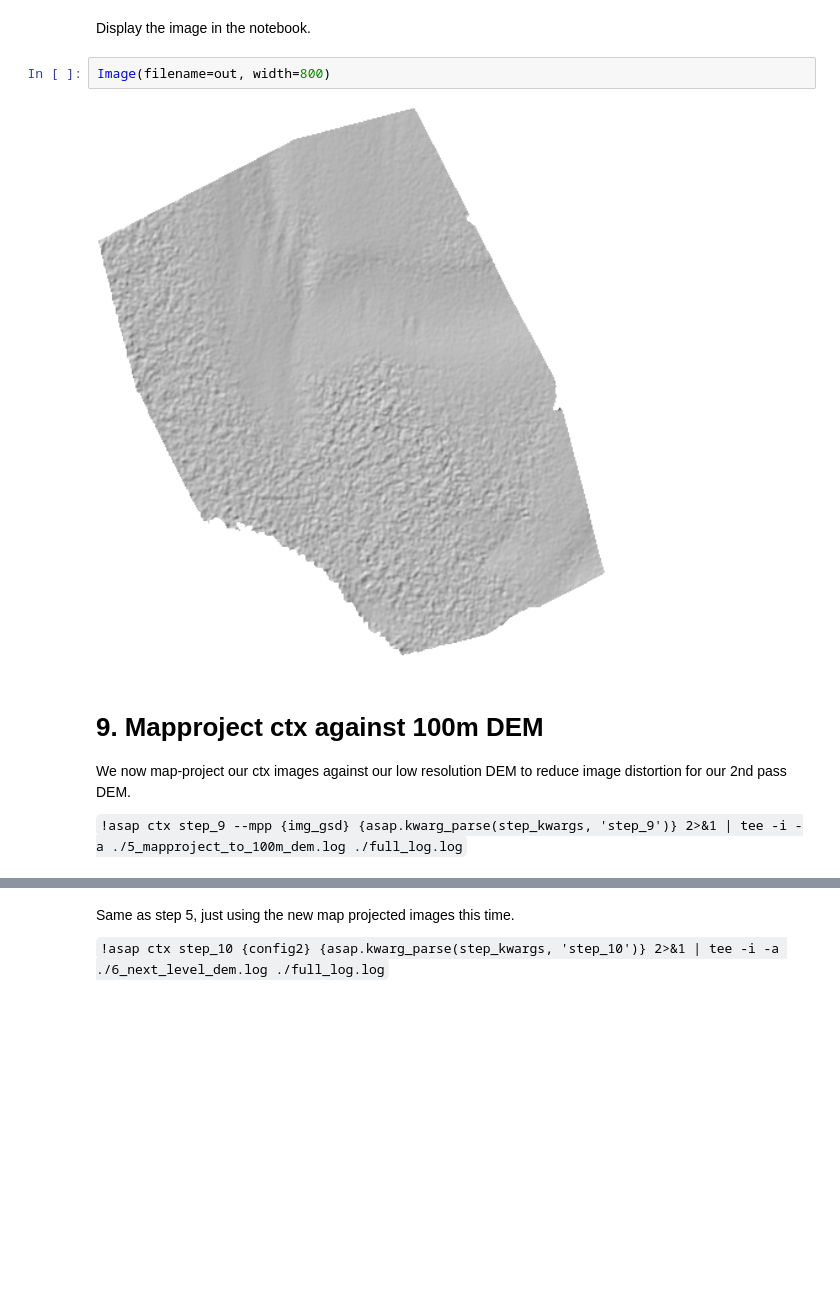
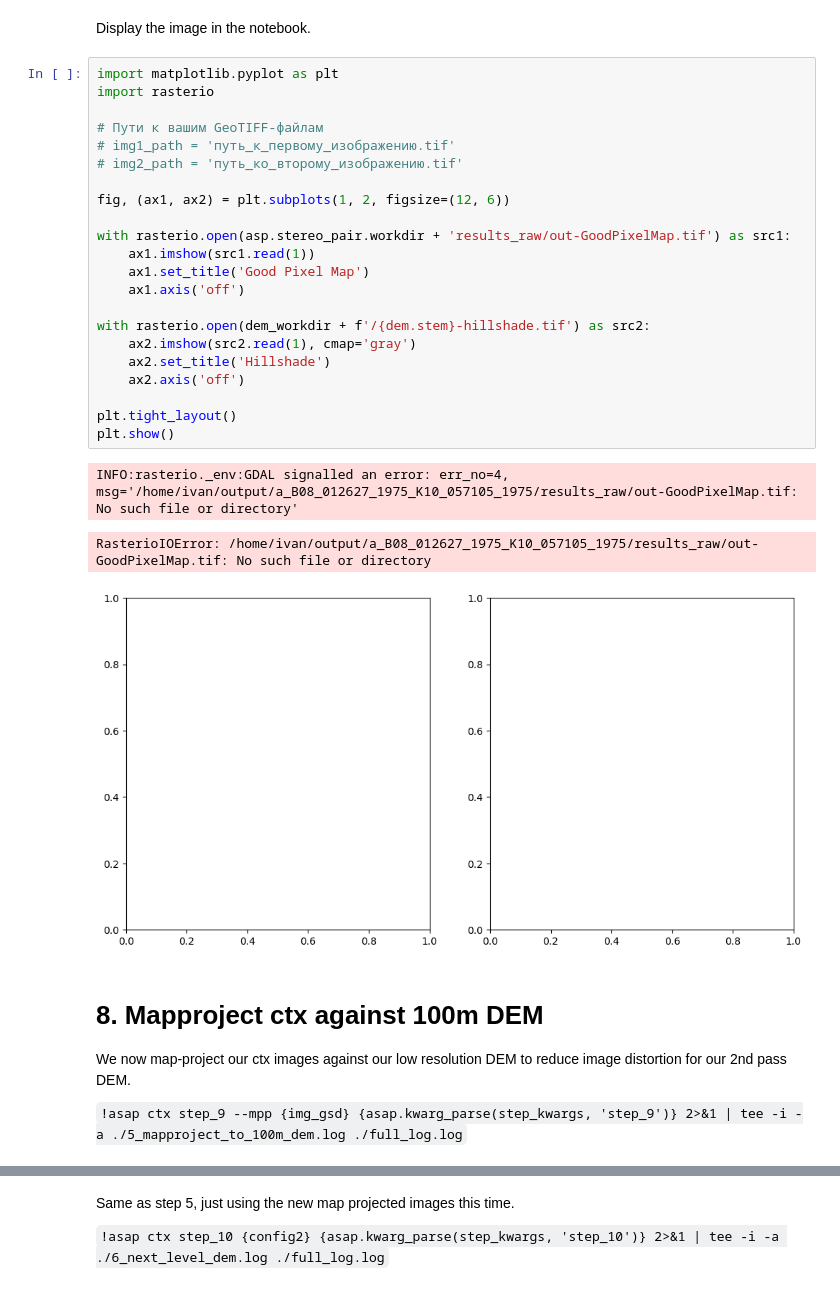
Before and after one commit to BobbyGoop/pyameslib, a Jupyter notebook: notebooks/ctx_workflow.ipynb, the cells around one changed output, grey strips where cells are left out. Cells and saved outputs as stored; diff of their text form; blank space fills up the shorter version.

```diff
--- a/notebooks/ctx_workflow.ipynb
+++ b/notebooks/ctx_workflow.ipynb
@@ -611,11 +556,33 @@ Input file size is 414, 454
 # %% [markdown]
 Display the image in the notebook.
-# %%
-Image(filename=out, width=800)
-# %% [output]
-[figure, removed]
+# %%
+import matplotlib.pyplot as plt
+import rasterio
+
+# Пути к вашим GeoTIFF-файлам
+# img1_path = 'путь_к_первому_изображению.tif'
+# img2_path = 'путь_ко_второму_изображению.tif'
+
+fig, (ax1, ax2) = plt.subplots(1, 2, figsize=(12, 6))
+
+with rasterio.open(asp.stereo_pair.workdir + 'results_raw/out-GoodPixelMap.tif') as src1:
+    ax1.imshow(src1.read(1))
+    ax1.set_title('Good Pixel Map')
+    ax1.axis('off')
+
+with rasterio.open(dem_workdir + f'/{dem.stem}-hillshade.tif') as src2:
+    ax2.imshow(src2.read(1), cmap='gray')
+    ax2.set_title('Hillshade')
+    ax2.axis('off')
+
+plt.tight_layout()
+plt.show()
+# %% [output]
+INFO:rasterio._env:GDAL signalled an error: err_no=4, msg='/home/ivan/output/a_B08_012627_1975_K10_057105_1975/results_raw/out-GoodPixelMap.tif: No such file or directory'
+RasterioIOError: /home/ivan/output/a_B08_012627_1975_K10_057105_1975/results_raw/out-GoodPixelMap.tif: No such file or directory
+[figure, added]
 # %% [markdown]
-# 9. Mapproject ctx against 100m DEM
+# 8. Mapproject ctx against 100m DEM
 
 We now map-project our ctx images against our low resolution DEM to reduce image distortion for our 2nd pass DEM.
 
```
Also changed, not shown: parts of 47 cells of this notebook, 5 other files.
